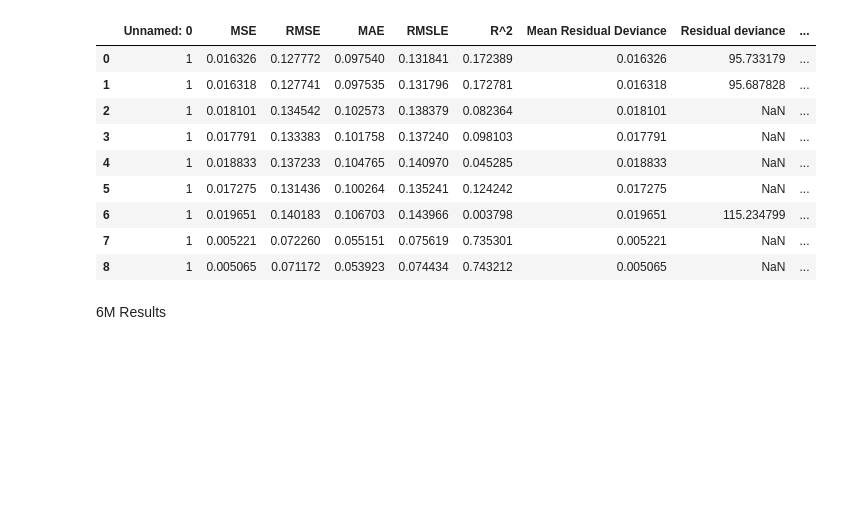
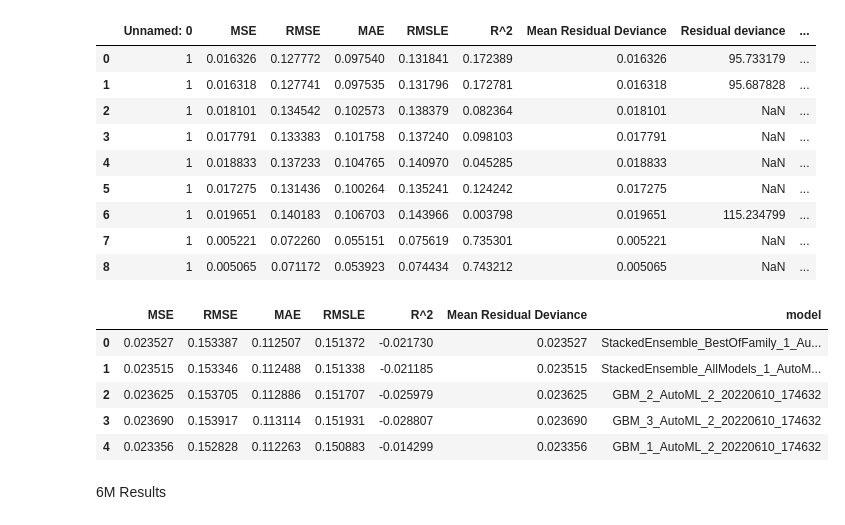
Before and after one commit to WojciechDopieralski/Finance_ML, a Jupyter notebook: Finance_ML/results_visualisations.ipynb, the cells around one changed output. Saved outputs shown, nothing was run; the diff lists cells and outputs as text; code cells hidden in the pictures; blank space fills up the shorter version.

Commit message:
organizing results_visualisation notebook

```diff
--- a/Finance_ML/results_visualisations.ipynb
+++ b/Finance_ML/results_visualisations.ipynb
@@ -61,8 +61,8 @@ dfi.export(performance_test_1m_instyle,"performance_test_1m_train.png")
 # %% [markdown]
 3M Results
 # %%
-performance_train_3m = pd.read_csv('models_results_train_3m.csv')
-performance_test_3m = pd.read_csv('models_results_test_3m.csv')
+performance_train_3m = pd.read_csv(r'Assets\models_results_train_3m.csv')
+performance_test_3m = pd.read_csv(r'Assets\models_results_test_3m.csv')
 # %%
 performance_train_3m
 # %% [output]
@@ -80,6 +80,15 @@ performance_train_3m
 performance_train_3m  = performance_train_3m.drop(['Residual deviance', 'Unnamed: 0'], axis=1)
 performance_test_3m = performance_test_3m.drop(['Residual deviance', 'Unnamed: 0'], axis=1)
 # %%
-performance_train_3m_instyle = performance_train_3m.style.background_gradient(axis=0, gmap=benchmark_performance_train['R^2'], cmap='Blues')
-performance_test_3m_instyle = performance_test_3m.style.background_gradient(axis=0, gmap=benchmark_performance_train['R^2'], cmap='Blues')
+performance_train_3m_instyle = performance_train_3m.head(5).style.background_gradient(axis=0, gmap=benchmark_performance_train['R^2'], cmap='Blues')
+performance_test_3m_instyle = performance_test_3m.head(5).style.background_gradient(axis=0, gmap=benchmark_performance_train['R^2'], cmap='Blues')
+# %%
+performance_test_3m_instyle
+# %% [output]
+|  | MSE | RMSE | MAE | RMSLE | R^2 | Mean Residual Deviance | model |
+| 0 | 0.023527 | 0.153387 | 0.112507 | 0.151372 | -0.021730 | 0.023527 | StackedEnsemble_BestOfFamily_1_Au... |
+| 1 | 0.023515 | 0.153346 | 0.112488 | 0.151338 | -0.021185 | 0.023515 | StackedEnsemble_AllModels_1_AutoM... |
+| 2 | 0.023625 | 0.153705 | 0.112886 | 0.151707 | -0.025979 | 0.023625 | GBM_2_AutoML_2_20220610_174632 |
+| 3 | 0.023690 | 0.153917 | 0.113114 | 0.151931 | -0.028807 | 0.023690 | GBM_3_AutoML_2_20220610_174632 |
+| 4 | 0.023356 | 0.152828 | 0.112263 | 0.150883 | -0.014299 | 0.023356 | GBM_1_AutoML_2_20220610_174632 |
 # %%
```
Also changed, not shown: parts of 20 cells of this notebook.
